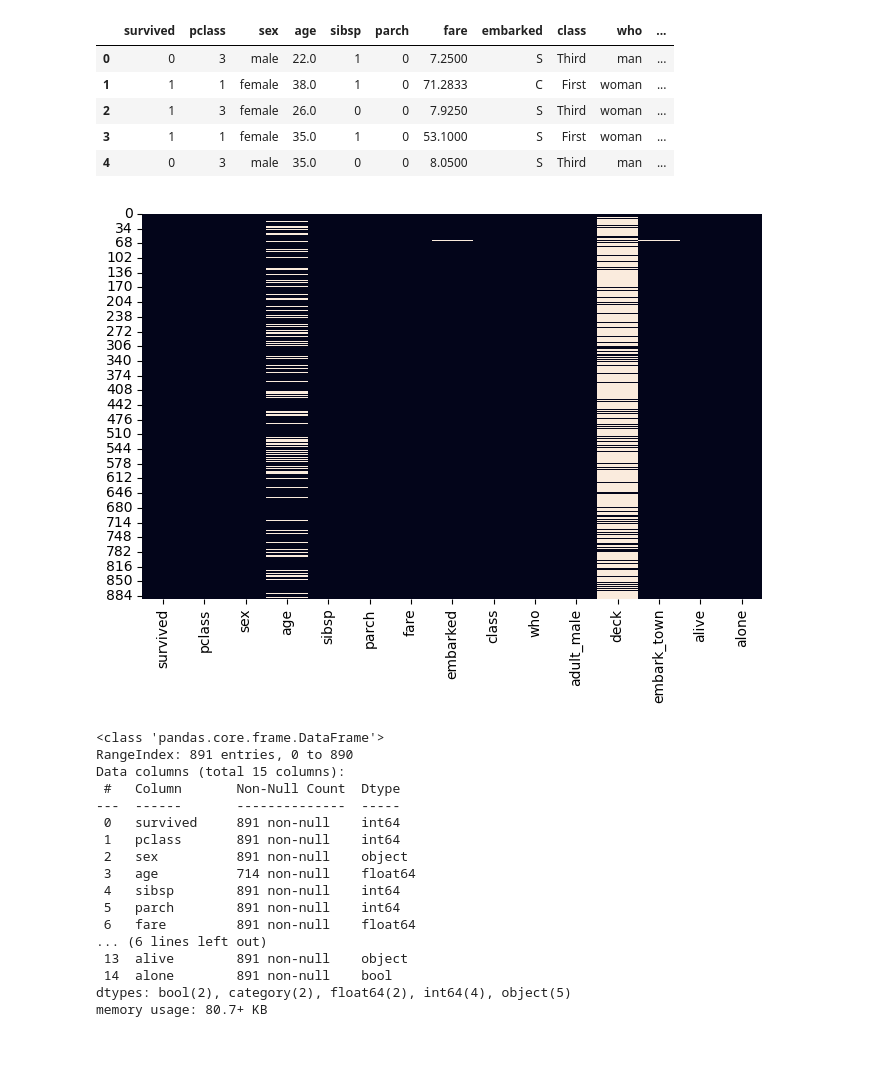
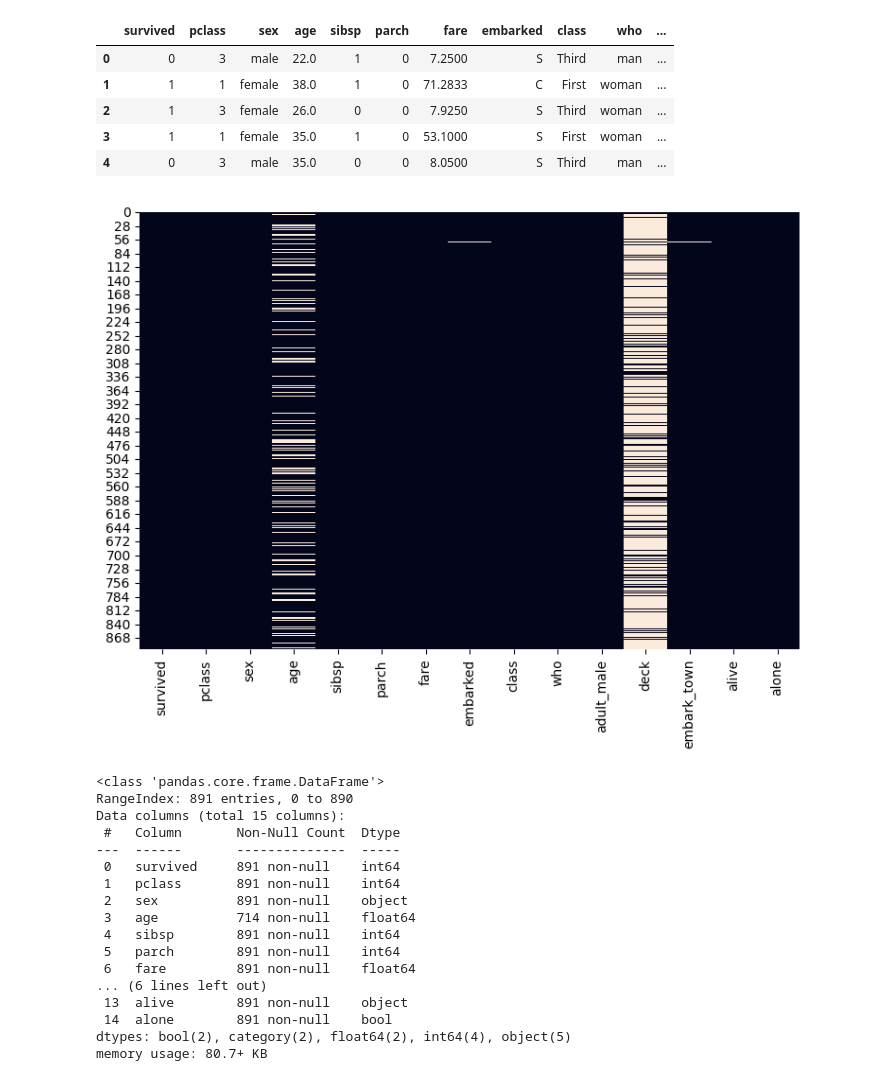
Before and after one commit to Abdul-Qadir3/MACHINE_LEARNING, a Jupyter notebook: 01_ML_missing_values/01_missing_values.ipynb, the cells around one changed output. Drawn from its saved outputs; the diff is of its cells as text; code cells hidden in the pictures; blank space fills up the shorter version.

```diff
--- a/01_ML_missing_values/01_missing_values.ipynb
+++ b/01_ML_missing_values/01_missing_values.ipynb
@@ -16,13 +16,20 @@ df.head()
 | 2 | 1 | 3 | female | 26.0 | 0 | 0 | 7.9250 | S | Third | woman | ... |
 | 3 | 1 | 1 | female | 35.0 | 1 | 0 | 53.1000 | S | First | woman | ... |
 | 4 | 0 | 3 | male | 35.0 | 0 | 0 | 8.0500 | S | Third | man | ... |
-# %%
-# visaulize the data
-plt.figure(figsize=(8,5))
-sns.heatmap(df.isnull(), cbar= False)
-plt.show()
-# %% [output]
-[figure, removed]
+# %%
+# visaulize the null values in the dataset
+# Creating a new figure with a specific size (width=9 inches, height=6 inches)
+plt.figure(figsize=(9, 6))
+
+# Creating a heatmap to visualize missing values in a DataFrame (df)
+# df.isnull() returns a DataFrame of the same shape as df, where True indicates missing values and False indicates non-missing values
+# The 'cbar=False' argument disables the color bar on the side of the heatmap
+sns.heatmap(df.isnull(), cbar=False)
+
+# Displaying the heatmap
+plt.show()
+# %% [output]
+[figure, added]
 # %%
 df.info()
 # %% [output]
```
Also changed, not shown: parts of 23 cells of this notebook.
